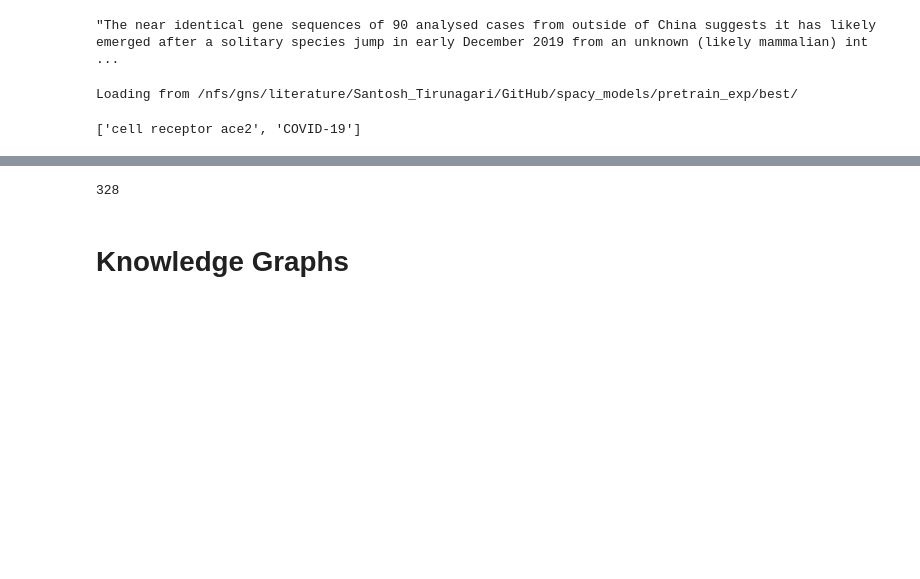
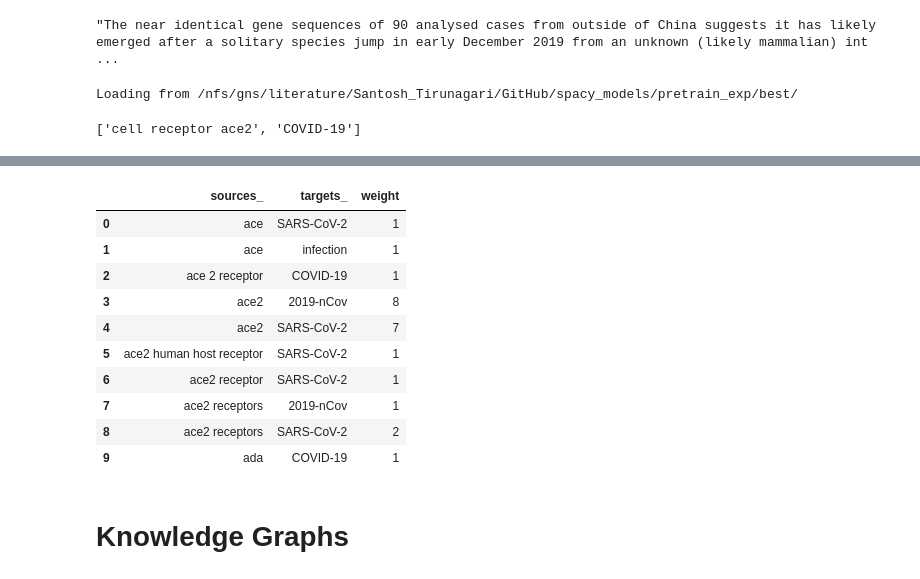
Before and after one commit to tsantosh7/Unsupervised-Supervised-Protein-Genes-Diseases-Organisms-Extraction, a Jupyter notebook: Notebooks/OTAR/Covid-19 Target-Disease Graph/Preprints-COVID-19 Gene-Disease Knowledge Graph From EuropePMC.ipynb, the cells around one changed output, grey strips where cells are left out. Drawn from its saved outputs; the diff is of its cells as text; code cells hidden in the pictures; blank space fills up the shorter version.

```diff
--- a/Notebooks/OTAR/Covid-19 Target-Disease Graph/Preprints-COVID-19 Gene-Disease Knowledge Graph From EuropePMC.ipynb
+++ b/Notebooks/OTAR/Covid-19 Target-Disease Graph/Preprints-COVID-19 Gene-Disease Knowledge Graph From EuropePMC.ipynb
@@ -137,11 +172,32 @@ kg_df.dropna(subset=['gene','disease'], inplace=True)
 # %%
-# get weights that are more than 2
+# # get weights that are more than 2
 
-new_df = kg_df.groupby(['gene','disease'])["gene"].count().reset_index(name="weight")
-f_df = new_df[new_df['weight']>2]
-len(new_df)
+# new_df = kg_df.groupby(['gene','disease'])["gene"].count().reset_index(name="weight")
+# f_df = new_df[new_df['weight']>2]
+# len(new_df)
+
+final_df_ = pd.DataFrame(list(zip(sources_, targets_)),
+               columns =['sources_', 'targets_'])
+
+
+final_df = final_df_.groupby(['sources_','targets_'])["sources_"].count().reset_index(name="weight")
+# f_df = new_df[new_df['weight']>2]
+# len(new_df)
+
+
+final_df.head(10)
 # %% [output]
-328
+|  | sources_ | targets_ | weight |
+| 0 | ace | SARS-CoV-2 | 1 |
+| 1 | ace | infection | 1 |
+| 2 | ace 2 receptor | COVID-19 | 1 |
+| 3 | ace2 | 2019-nCov | 8 |
+| 4 | ace2 | SARS-CoV-2 | 7 |
+| 5 | ace2 human host receptor | SARS-CoV-2 | 1 |
+| 6 | ace2 receptor | SARS-CoV-2 | 1 |
+| 7 | ace2 receptors | 2019-nCov | 1 |
+| 8 | ace2 receptors | SARS-CoV-2 | 2 |
+| 9 | ada | COVID-19 | 1 |
 # %% [markdown]
 # Knowledge Graphs
 # %%
```
Also changed, not shown: parts of 17 cells of this notebook, 1 other file.
